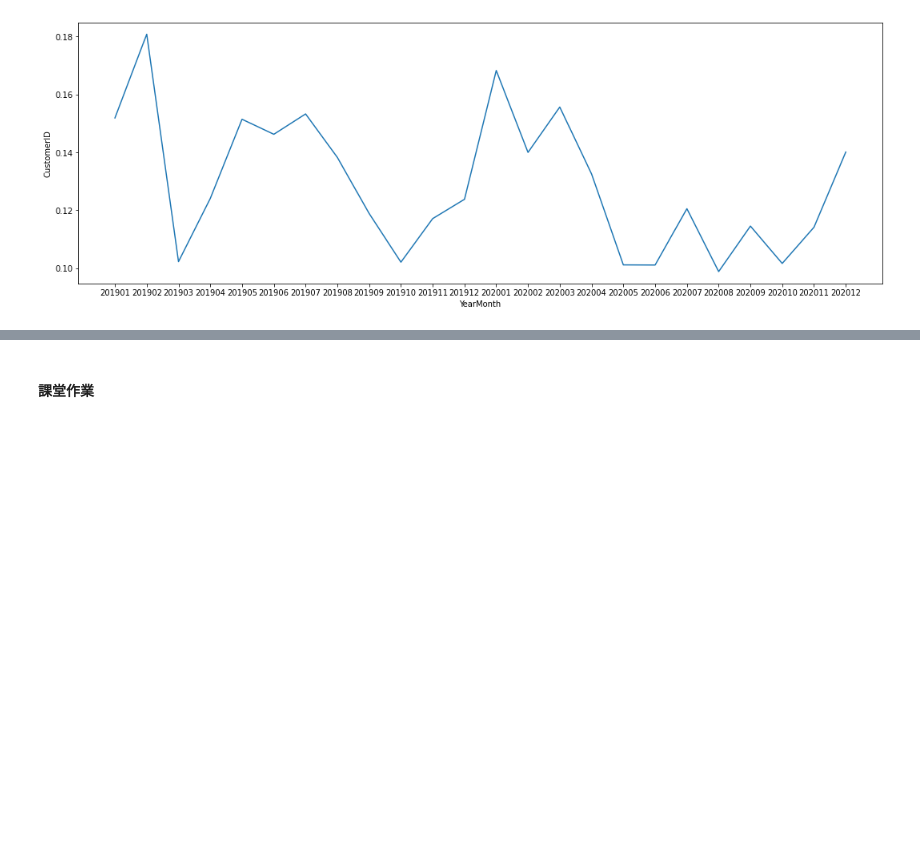
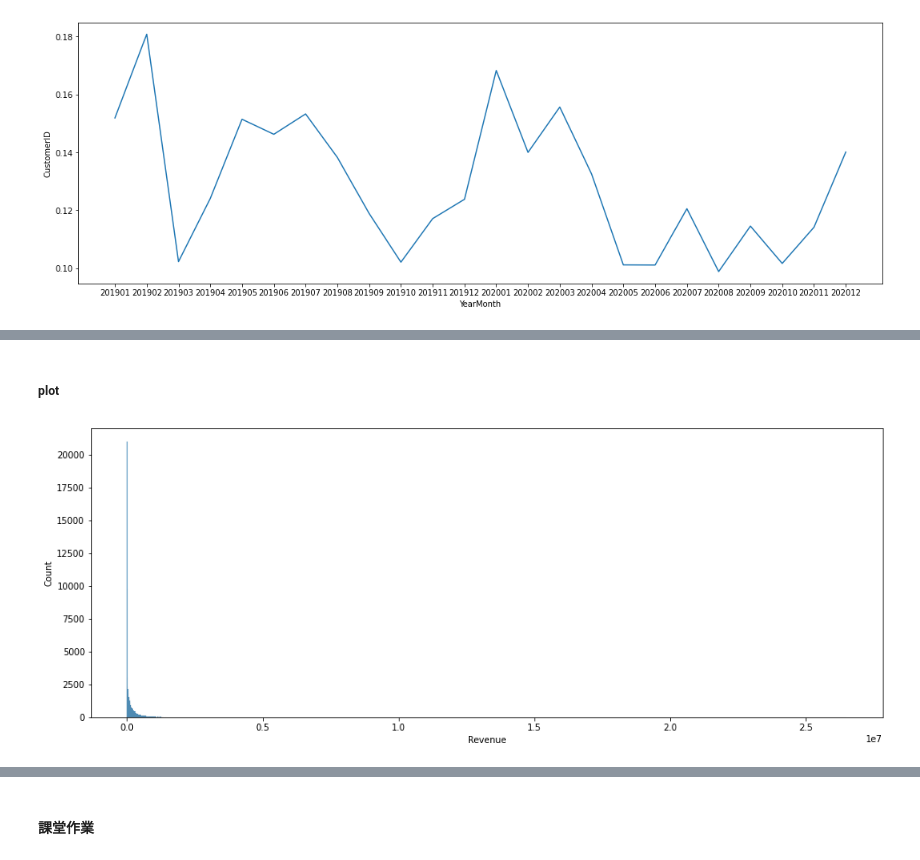
Before and after one commit to a151815058/EDA, a Jupyter notebook: EDA.ipynb, the cells around one changed output, grey strips where cells are left out. Saved outputs shown, nothing was run; the diff lists cells and outputs as text; code cells hidden in the pictures; blank space fills up the shorter version.

```diff
--- a/EDA.ipynb
+++ b/EDA.ipynb
@@ -622,0 +796,11 @@ plt.show()
+# %%
+#k-means
+kmeans = KMeans(n_clusters=4)
+kmeans.fit(sales_data_user[['Frequency']])
+sales_data_user['FrequencyCluster'] = kmeans.predict(sales_data_user[['Frequency']])
+
+#order the frequency cluster
+sales_data_user = order_cluster('FrequencyCluster', 'Frequency',sales_data_user,True)
+
+#see details of each cluster
+sales_data_user.groupby('FrequencyCluster')['Frequency'].describe()
@@ -622,0 +816,8 @@ plt.show()
+# %%
+#calculate revenue for each customer
+tx_revenue = sales_data1.groupby('CustomerID').Revenue.sum().reset_index()
+
+
+#add this data to our main dataframe
+sales_data_user = pd.merge(sales_data_user, tx_revenue, on='CustomerID')
+sales_data_user
@@ -622,0 +838,9 @@ plt.show()
+# %% [markdown]
+##### plot
+# %%
+#sales_data_user['Frequency'].plot.hist()
+fig,axes = plt.subplots(figsize=(16,6))
+sns.histplot(data=sales_data_user['Revenue'],ax=axes)
+plt.show()
+# %% [output]
+[figure, added]
```
Also changed, not shown: parts of 31 cells of this notebook.
